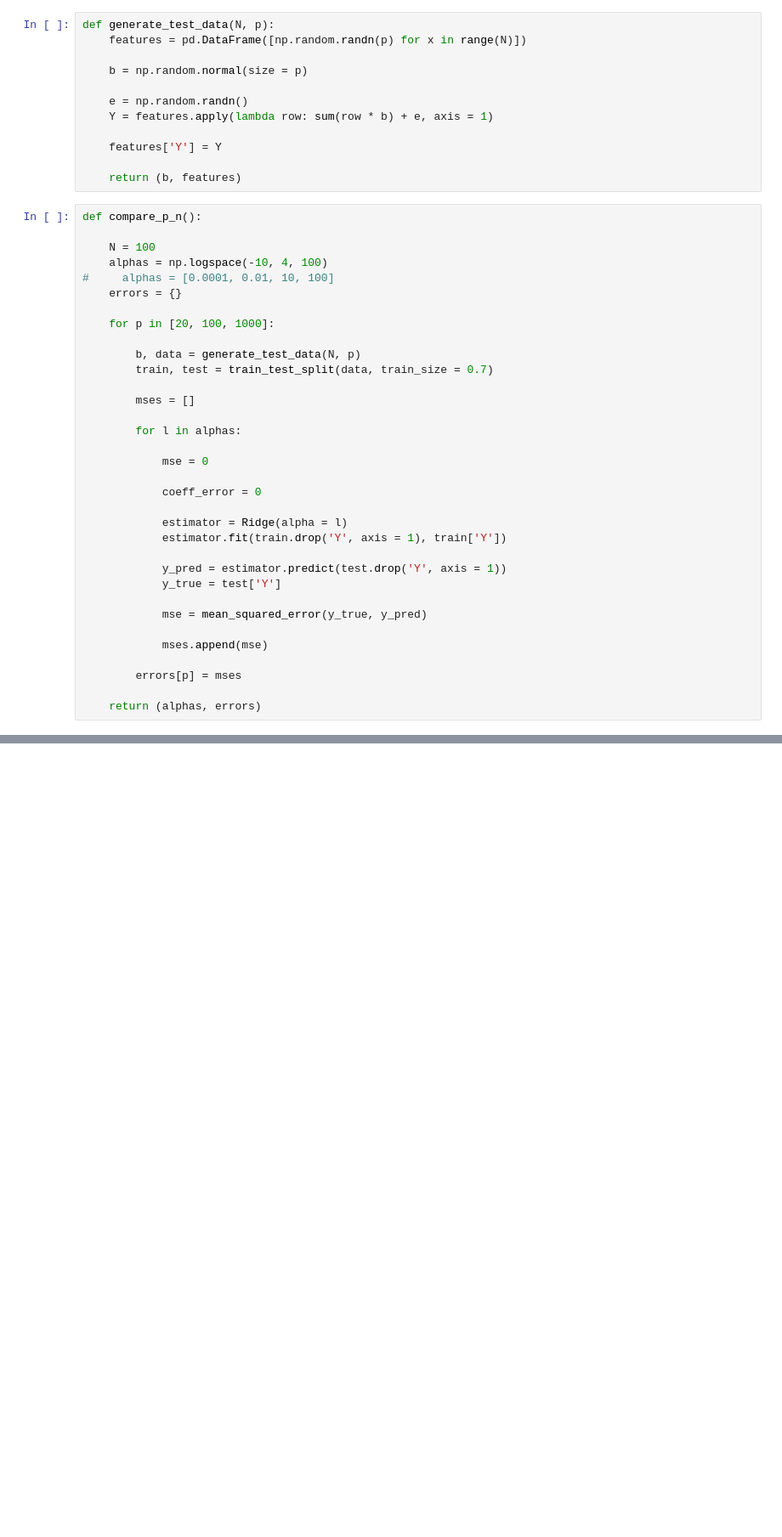
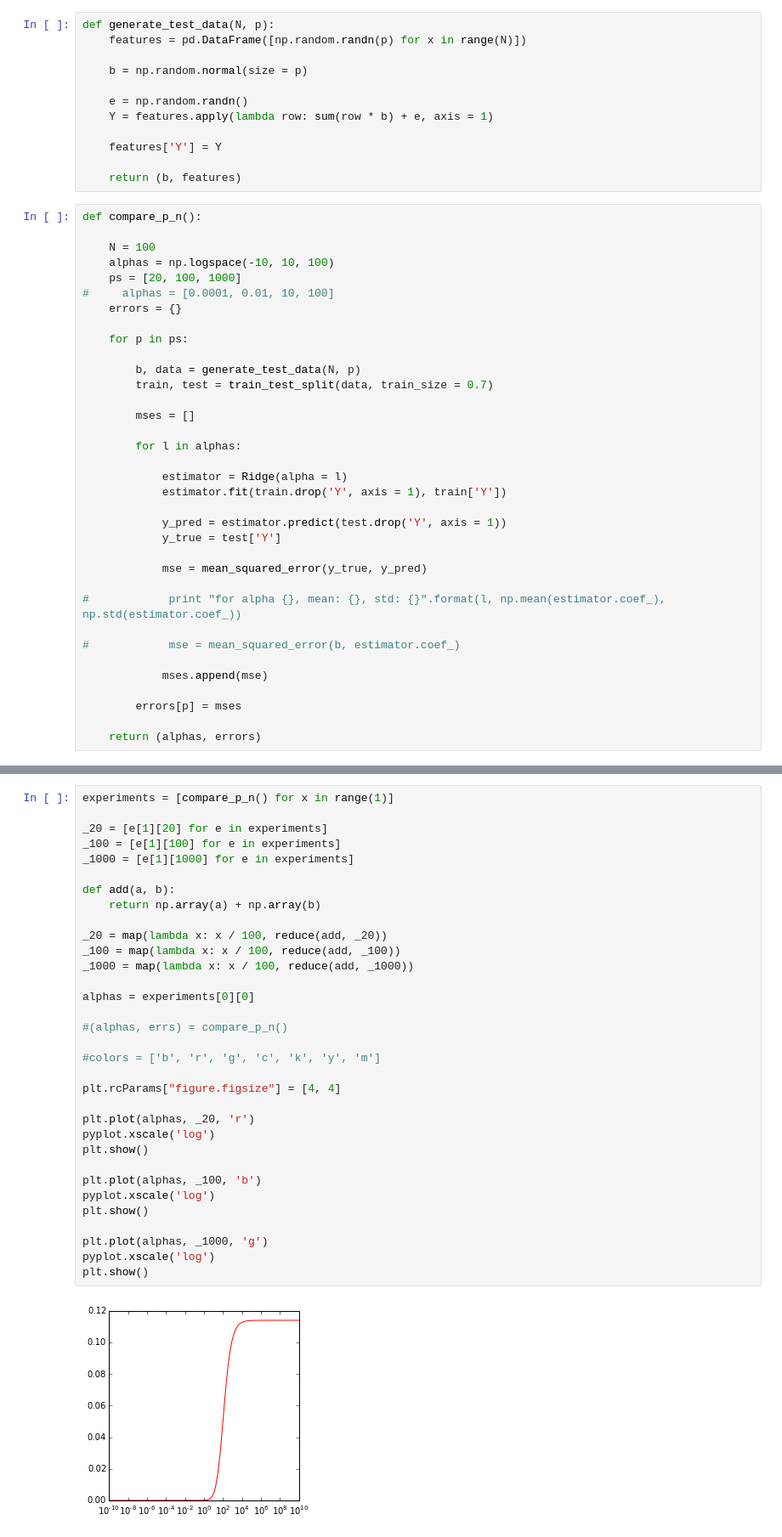
Before and after one commit to Kornel/varia, a Jupyter notebook: Gaussian p >> N.ipynb, the cells around one changed output, grey strips where cells are left out. Shown at 85% size. Saved outputs shown, nothing was run; the diff lists cells and outputs as text; blank space fills up the shorter version.

Commit message:
Ridge coefficients

```diff
--- a/Gaussian p >> N.ipynb
+++ b/Gaussian p >> N.ipynb
@@ -24,11 +24,12 @@ def generate_test_data(N, p):
 def compare_p_n():
 
     N = 100
-    alphas = np.logspace(-10, 4, 100)
+    alphas = np.logspace(-10, 10, 100)
+    ps = [20, 100, 1000]
 #     alphas = [0.0001, 0.01, 10, 100]
     errors = {}
 
-    for p in [20, 100, 1000]:
+    for p in ps:
 
         b, data = generate_test_data(N, p)
         train, test = train_test_split(data, train_size = 0.7)
@@ -36,10 +37,6 @@ def compare_p_n():
         mses = []
 
         for l in alphas:
-
-            mse = 0
-
-            coeff_error = 0
 
             estimator = Ridge(alpha = l)
             estimator.fit(train.drop('Y', axis = 1), train['Y'])
@@ -49,6 +46,10 @@ def compare_p_n():
 
             mse = mean_squared_error(y_true, y_pred)
 
+#            print "for alpha {}, mean: {}, std: {}".format(l, np.mean(estimator.coef_), np.std(estimator.coef_))
+
+#            mse = mean_squared_error(b, estimator.coef_)
+
             mses.append(mse)
 
         errors[p] = mses
@@ -74,0 +58,35 @@ plt.show()
+# %%
+experiments = [compare_p_n() for x in range(1)]
+
+_20 = [e[1][20] for e in experiments]
+_100 = [e[1][100] for e in experiments]
+_1000 = [e[1][1000] for e in experiments]
+
+def add(a, b):
+    return np.array(a) + np.array(b)
+
+_20 = map(lambda x: x / 100, reduce(add, _20))
+_100 = map(lambda x: x / 100, reduce(add, _100))
+_1000 = map(lambda x: x / 100, reduce(add, _1000))
+
+alphas = experiments[0][0]
+
+#(alphas, errs) = compare_p_n()
+
+#colors = ['b', 'r', 'g', 'c', 'k', 'y', 'm']
+
+plt.rcParams["figure.figsize"] = [4, 4]
+
+plt.plot(alphas, _20, 'r')
+pyplot.xscale('log')
+plt.show()
+
+plt.plot(alphas, _100, 'b')
+pyplot.xscale('log')
+plt.show()
+
+plt.plot(alphas, _1000, 'g')
+pyplot.xscale('log')
+plt.show()
+# %% [output]
+[figure, added]
```
Also changed, not shown: parts of 5 cells of this notebook, 1 other file.
